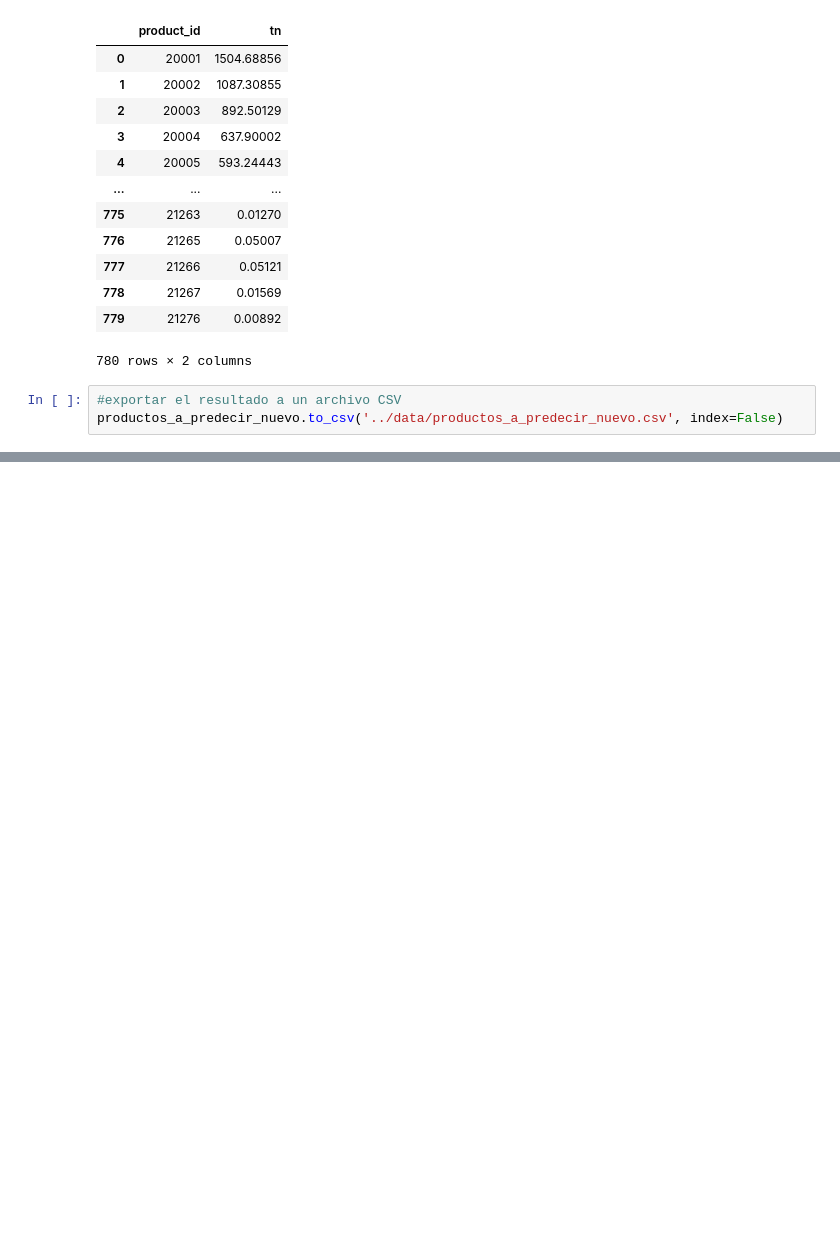
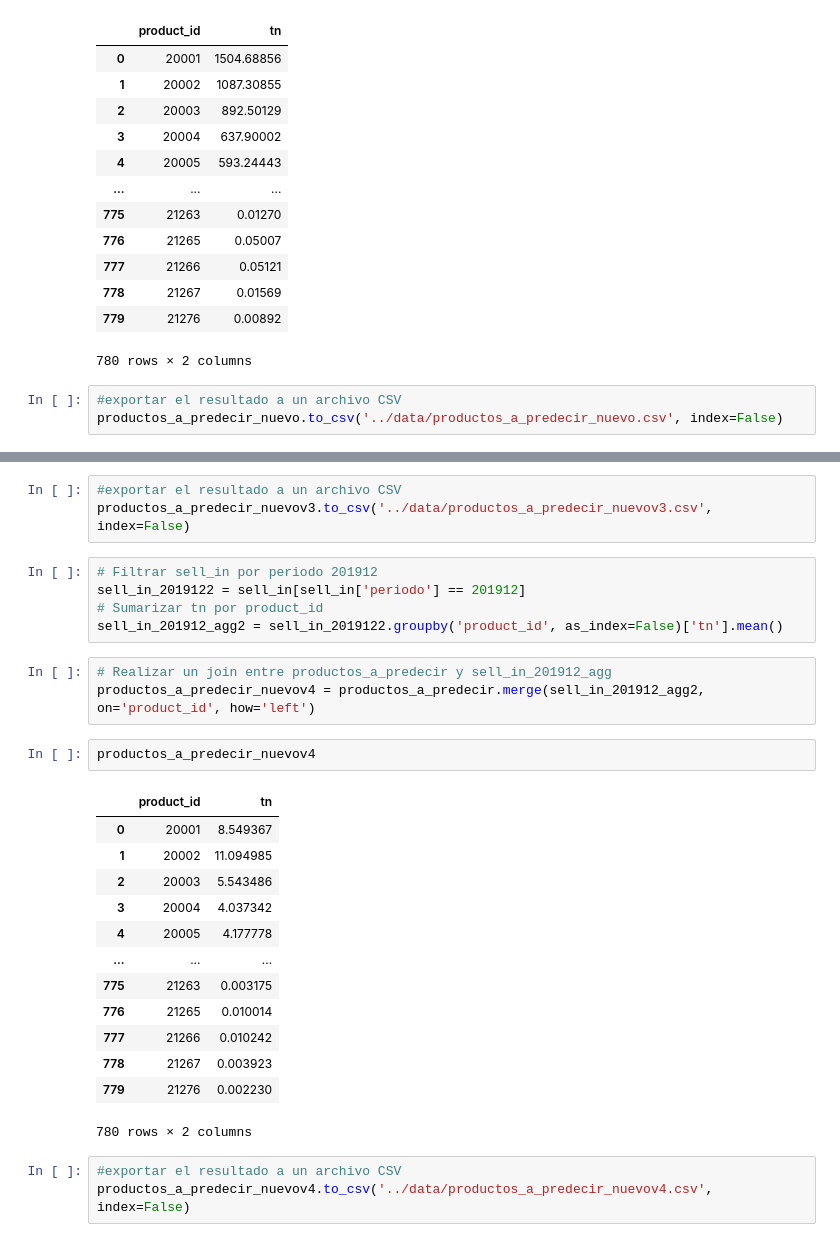
Before and after one commit to leonardoheis/lab3, a Jupyter notebook: notebooks/predicciones_triviales.ipynb, the cells around one changed output, grey strips where cells are left out. Saved outputs shown, nothing was run; the diff lists cells and outputs as text; blank space fills up the shorter version.

```diff
--- a/notebooks/predicciones_triviales.ipynb
+++ b/notebooks/predicciones_triviales.ipynb
@@ -70,0 +107,30 @@ productos_a_predecir_nuevo.to_csv('../data/productos_a_predecir_nuevo.csv', inde
+# %%
+#exportar el resultado a un archivo CSV
+productos_a_predecir_nuevov3.to_csv('../data/productos_a_predecir_nuevov3.csv', index=False)
+# %%
+# Filtrar sell_in por periodo 201912
+sell_in_2019122 = sell_in[sell_in['periodo'] == 201912]
+# Sumarizar tn por product_id
+sell_in_201912_agg2 = sell_in_2019122.groupby('product_id', as_index=False)['tn'].mean()
+# %%
+# Realizar un join entre productos_a_predecir y sell_in_201912_agg
+productos_a_predecir_nuevov4 = productos_a_predecir.merge(sell_in_201912_agg2, on='product_id', how='left')
+# %%
+productos_a_predecir_nuevov4
+# %% [output]
+|  | product_id | tn |
+| 0 | 20001 | 8.549367 |
+| 1 | 20002 | 11.094985 |
+| 2 | 20003 | 5.543486 |
+| 3 | 20004 | 4.037342 |
+| 4 | 20005 | 4.177778 |
+| ... | ... | ... |
+| 775 | 21263 | 0.003175 |
+| 776 | 21265 | 0.010014 |
+| 777 | 21266 | 0.010242 |
+| 778 | 21267 | 0.003923 |
+| 779 | 21276 | 0.002230 |
+780 rows × 2 columns
+# %%
+#exportar el resultado a un archivo CSV
+productos_a_predecir_nuevov4.to_csv('../data/productos_a_predecir_nuevov4.csv', index=False)
```
Also changed, not shown: parts of 6 cells of this notebook.
